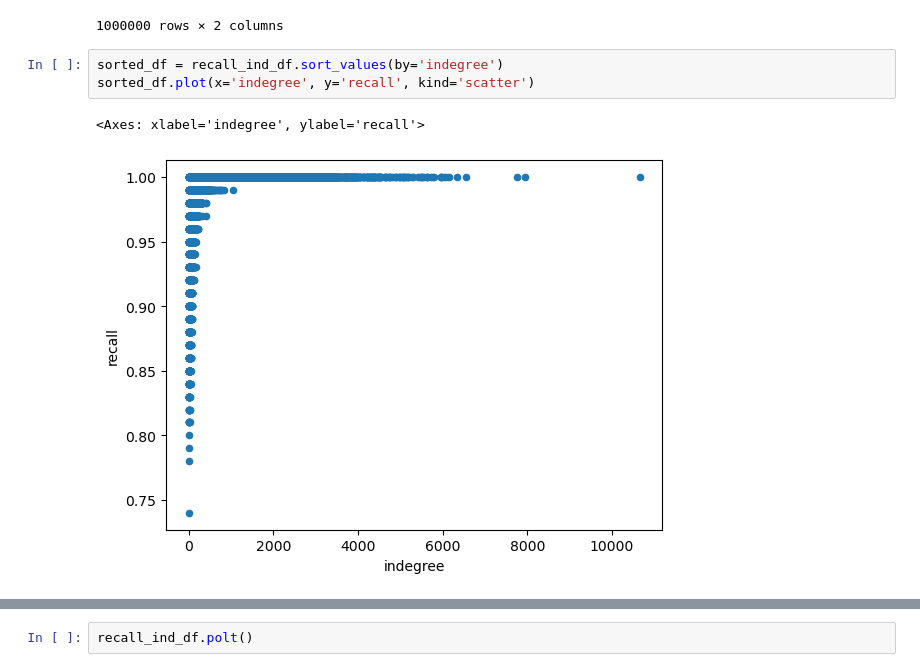
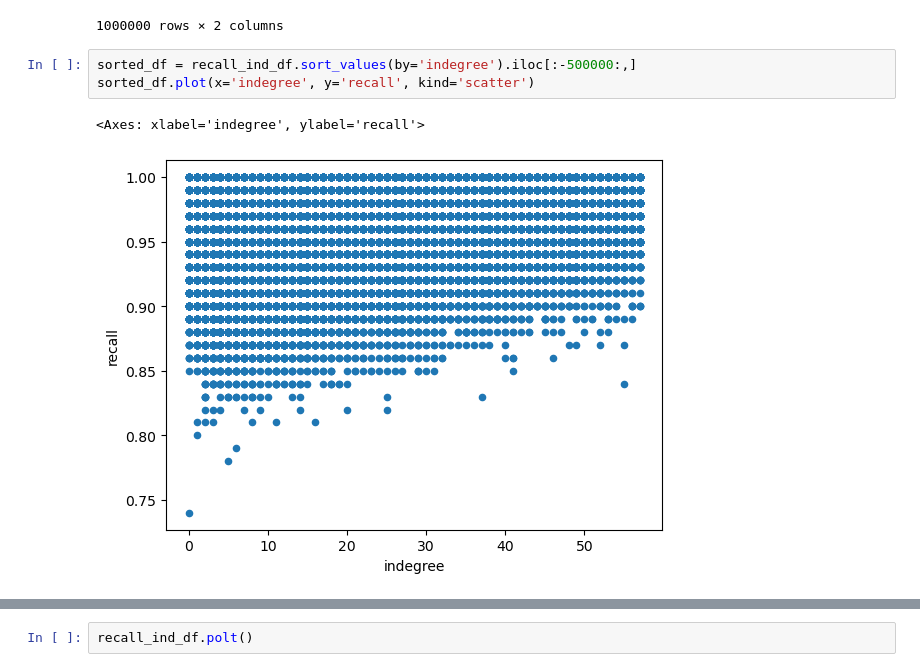
Before and after one commit to matchyc/contest_kgraph, a Jupyter notebook: graph_analyze.ipynb, the cells around one changed output, grey strips where cells are left out. Cells and saved outputs as stored; diff of their text form.

```diff
--- a/graph_analyze.ipynb
+++ b/graph_analyze.ipynb
@@ -193,8 +193,8 @@ recall_ind_df
 | 999999 | 0.98 | 10 |
 1000000 rows × 2 columns
 # %%
-sorted_df = recall_ind_df.sort_values(by='indegree')
+sorted_df = recall_ind_df.sort_values(by='indegree').iloc[:-500000:,]
 sorted_df.plot(x='indegree', y='recall', kind='scatter')
 # %% [output]
 <Axes: xlabel='indegree', ylabel='recall'>
-[figure, old version]
+[figure, new version]
```
Also changed, not shown: parts of 1 cell of this notebook, 21 other files.
